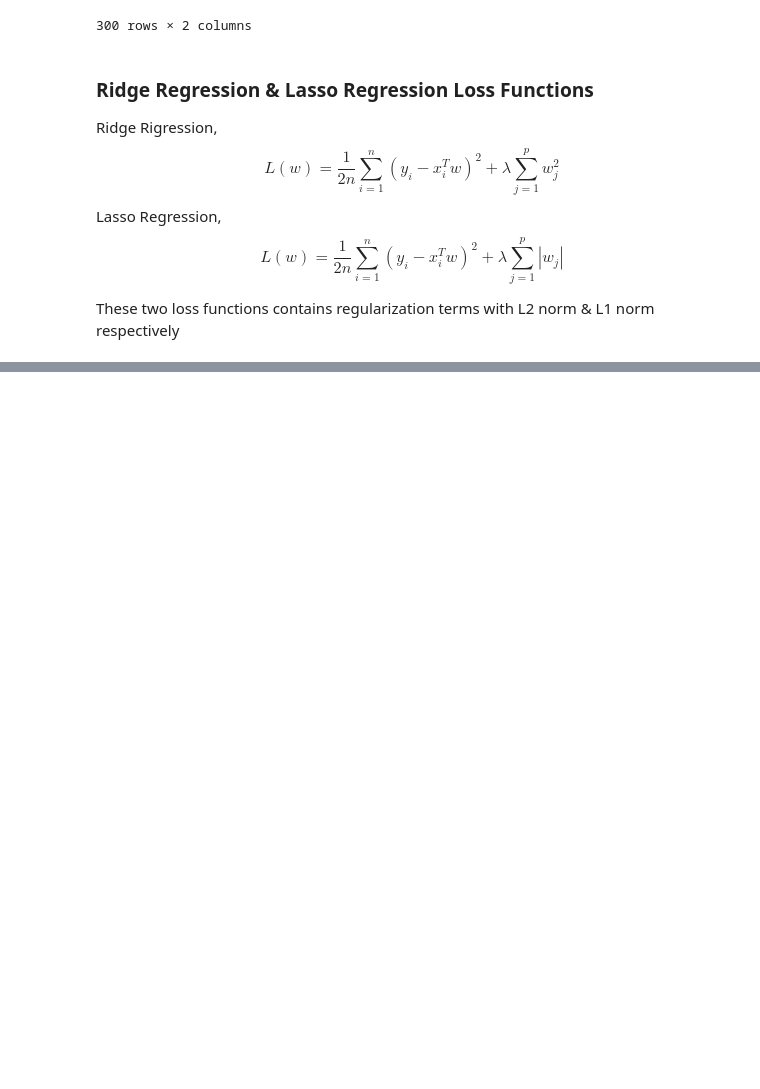
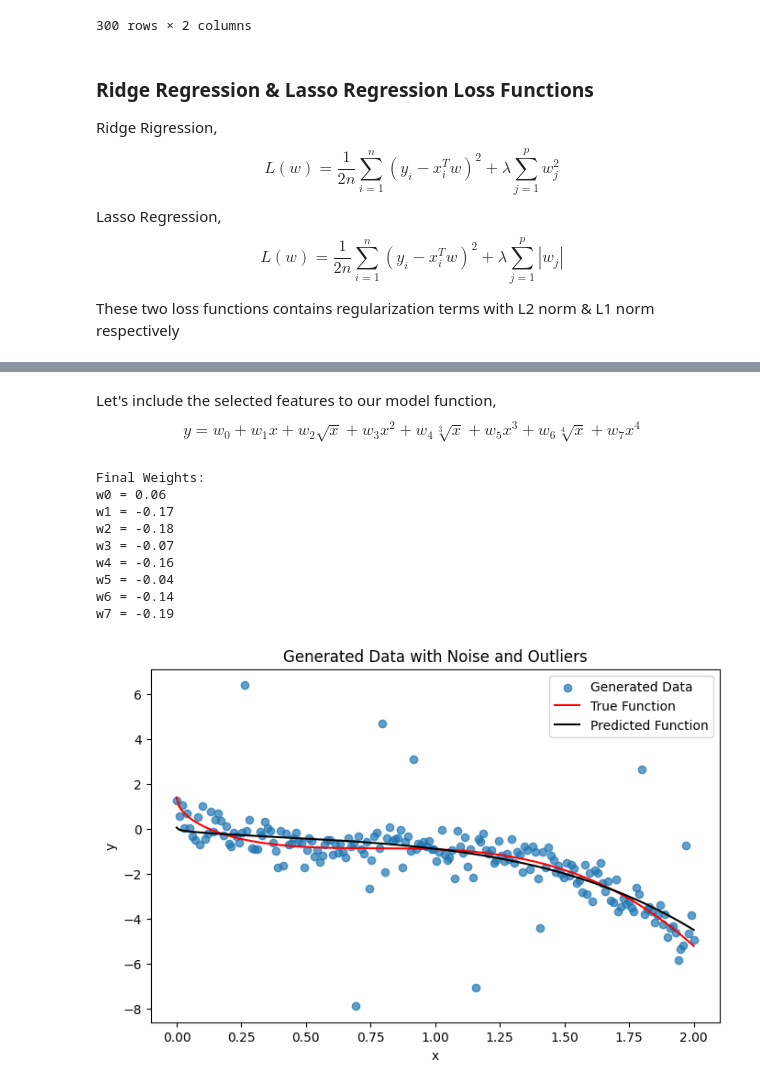
Before and after one commit to dilansenuruk/Machine-Vision-Projects, a Jupyter notebook: Linear_Regression.ipynb, the cells around one changed output, grey strips where cells are left out. Cells and saved outputs as stored; diff of their text form; code cells hidden in the pictures; blank space fills up the shorter version.

```diff
--- a/Linear_Regression.ipynb
+++ b/Linear_Regression.ipynb
@@ -306,0 +334,54 @@ These two loss functions contains regularization terms with L2 norm & L1 norm re
+# %% [markdown]
+Let's include the selected features to our model function,
+ $$
+  y = w_0 + w_1x + w_2\sqrt{x} + w_3x^2 + w_4\sqrt[3]{x} + w_5x^3 + w_6\sqrt[4]{x} + w_7x^4
+ $$
+# %%
+df = pd.DataFrame({"x":x, "2rt(x)":np.sqrt(x), "x2":x**2, "3rt(x)":np.cbrt(x), "x3":x**3, "4rt(x)":np.power(x, 1/4), "x4":x**4})
+X = np.c_[np.ones(df.shape[0]), df]
+w = np.zeros(8)
+alpha = 0.01
+iterations = 1000
+loss_history = []
+
+# Gradient Descent (Batch Gradient Descent)
+for i in range(iterations):
+    y_pred = X @ w
+    error = y - y_pred
+    gradient = -(1/n) * (X.T @ error)
+    w = w - alpha * gradient
+
+    loss = compute_loss(X, y, w)
+    loss_history.append(loss)
+
+print("\nFinal Weights:")
+print("w0 =", np.round(w[0], 2))
+print("w1 =", np.round(w[1], 2))
+print("w2 =", np.round(w[2], 2))
+print("w3 =", np.round(w[3], 2))
+print("w4 =", np.round(w[4], 2))
+print("w5 =", np.round(w[5], 2))
+print("w6 =", np.round(w[6], 2))
+print("w7 =", np.round(w[7], 2))
+
+y_pred = w[0]*X[:, 0] + w[1]*X[:, 1] + w[2]*X[:, 2] + w[3]*X[:, 3] + w[4]*X[:, 4] + w[5]*X[:, 5] + w[6]*X[:, 6] + w[7]*X[:, 7]
+plt.figure(figsize=(8,5))
+plt.scatter(x, y, label="Generated Data", alpha=0.7)
+plt.plot(x, y_true, color='red', label="True Function")
+plt.plot(x, y_pred, color='black', label="Predicted Function")
+plt.legend()
+plt.xlabel("x")
+plt.ylabel("y")
+plt.title("Generated Data with Noise and Outliers")
+plt.show()
+# %% [output]
+Final Weights:
+w0 = 0.06
+w1 = -0.17
+w2 = -0.18
+w3 = -0.07
+w4 = -0.16
+w5 = -0.04
+w6 = -0.14
+w7 = -0.19
+[figure, added]
```
Also changed, not shown: parts of 3 cells of this notebook.
